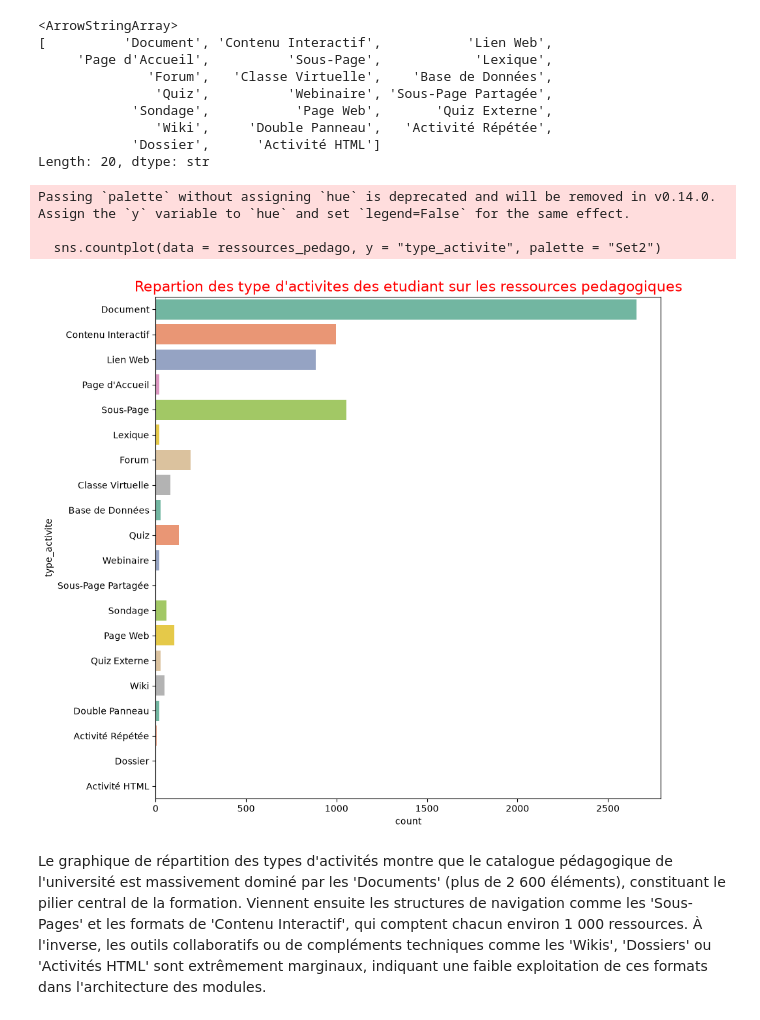
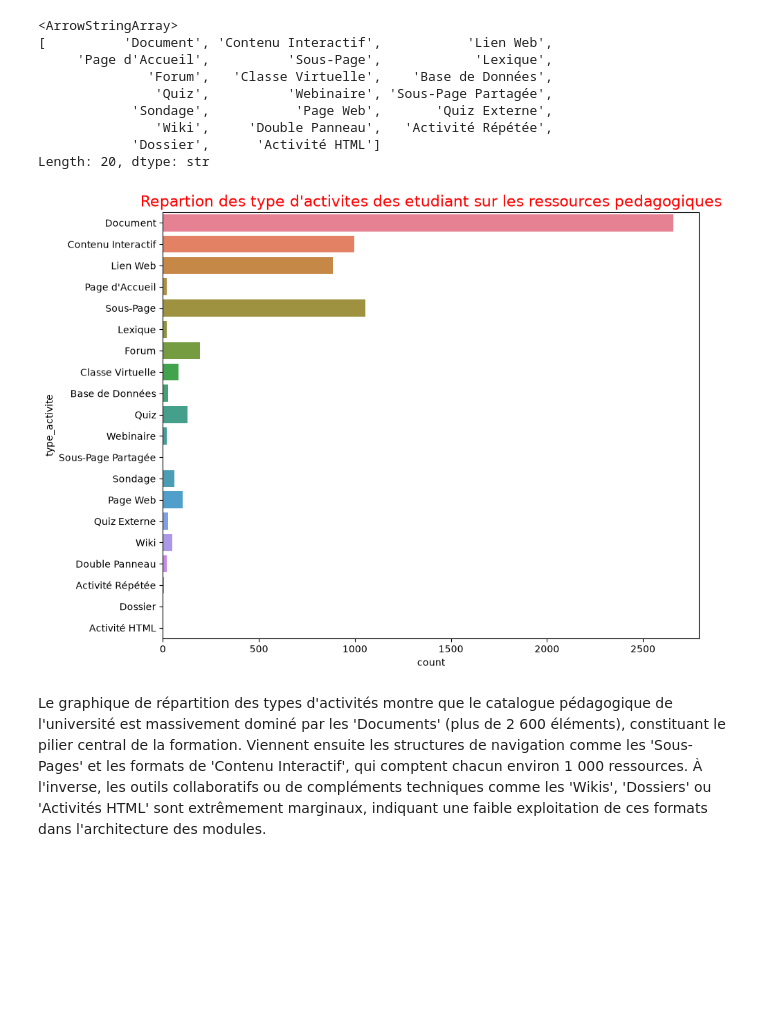
Before and after one commit to SAKPANI/Student-Success-Analytics, a Jupyter notebook: Student-Success-Analytics.ipynb, the cells around one changed output. Saved outputs shown, nothing was run; the diff lists cells and outputs as text; code cells hidden in the pictures; blank space fills up the shorter version.

```diff
--- a/Student-Success-Analytics.ipynb
+++ b/Student-Success-Analytics.ipynb
@@ -918,14 +928,12 @@ ressources_pedago["type_activite"].unique()
             'Dossier',      'Activité HTML']
 Length: 20, dtype: str
 # %%
-plt.figure(figsize = (10, 10))
-sns.countplot(data = ressources_pedago, y = "type_activite", palette = "Set2")
+plt.figure(figsize = (10, 8))
+sns.countplot(data = ressources_pedago, y = "type_activite", hue = "type_activite")
 plt.title("Repartion des type d'activites des etudiant sur les ressources pedagogiques", c = "red", size = 16)
+# plt.savefig("Images/013_Repartition_types_avtivites_sur_ressources.png", dpi = 300, bbox_inches = "tight")
 plt.show()
 # %% [output]
-Passing `palette` without assigning `hue` is deprecated and will be removed in v0.14.0. Assign the `y` variable to `hue` and set `legend=False` for the same effect.
-
-  sns.countplot(data = ressources_pedago, y = "type_activite", palette = "Set2")
-[figure, old version]
+[figure, new version]
 # %% [markdown]
 Le graphique de répartition des types d'activités montre que le catalogue pédagogique de l'université est massivement dominé par les 'Documents' (plus de 2 600 éléments), constituant le pilier central de la formation. Viennent ensuite les structures de navigation comme les 'Sous-Pages' et les formats de 'Contenu Interactif', qui comptent chacun environ 1 000 ressources. À l'inverse, les outils collaboratifs ou de compléments techniques comme les 'Wikis', 'Dossiers' ou 'Activités HTML' sont extrêmement marginaux, indiquant une faible exploitation de ces formats dans l'architecture des modules.
```
Also changed, not shown: parts of 14 cells of this notebook, 14 other files.
